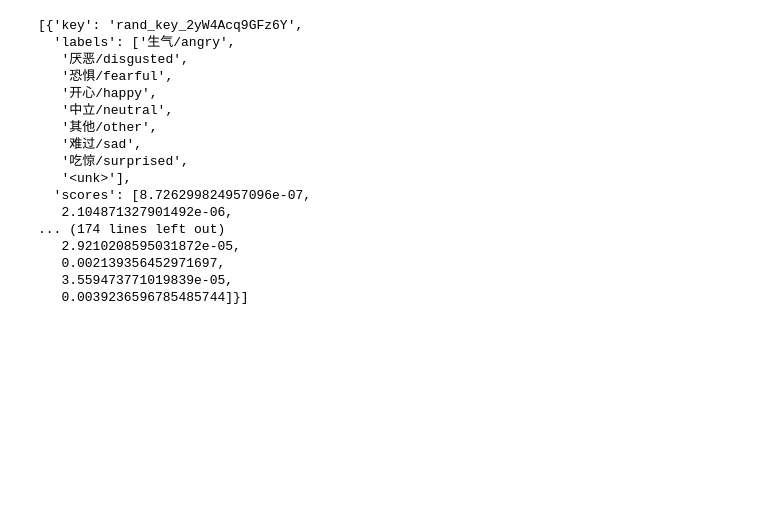
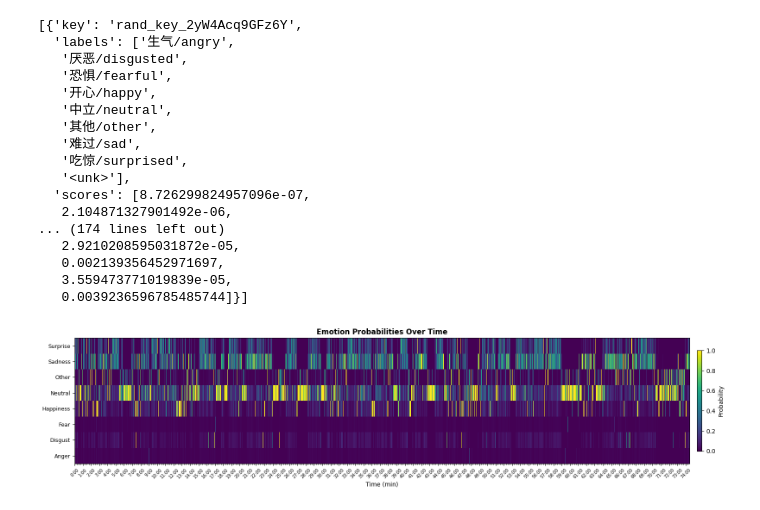
Before and after one commit to dvirbenor/audio-classification-playground, a Jupyter notebook: notebooks/emotion2vec.ipynb, the cells around one changed output. Saved outputs shown, nothing was run; the diff lists cells and outputs as text; code cells hidden in the pictures; blank space fills up the shorter version.

```diff
--- a/notebooks/emotion2vec.ipynb
+++ b/notebooks/emotion2vec.ipynb
@@ -154,3 +293,42 @@ res
    0.002139356452971697,
    3.559473771019839e-05,
    0.0039236596785485744]}]
+# %%
+import numpy as np
+import matplotlib.pyplot as plt
+import matplotlib.ticker as ticker
+import matplotlib.patches as mpatches
+
+time_sec = np.arange(len(emotion_probs)) * HOP_SEC
+time_min = time_sec / 60.0
+
+def format_min_tick(x, _):
+    """Display as M:SS"""
+    m, s = divmod(int(x * 60), 60)
+    return f"{m}:{s:02d}"
+# %%
+fig, ax = plt.subplots(figsize=(18, 4))
+im = ax.imshow(
+    emotion_probs.numpy().T,
+    aspect="auto",
+    interpolation="none",
+    origin="lower",
+    cmap="viridis",
+    extent=[time_min[0], time_min[-1], -0.5, len(emotion_list) - 0.5],
+)
+ax.set_yticks(range(len(emotion_list)))
+ax.set_yticklabels(emotion_list, fontsize=9)
+ax.set_xlabel("Time (min)", fontsize=10)
+ax.set_title("Emotion Probabilities Over Time", fontsize=12, fontweight="bold")
+
+ax.xaxis.set_major_locator(ticker.MultipleLocator(1))      # major every 1 min
+ax.xaxis.set_minor_locator(ticker.MultipleLocator(0.25))   # minor every 15 sec
+ax.xaxis.set_major_formatter(ticker.FuncFormatter(format_min_tick))
+ax.tick_params(axis="x", which="major", labelsize=7, rotation=45)
+ax.tick_params(axis="x", which="minor", length=2)
+
+fig.colorbar(im, ax=ax, label="Probability", shrink=0.8, pad=0.01)
+plt.tight_layout()
+plt.show()
+# %% [output]
+[figure, added]
```
Also changed, not shown: parts of 27 cells of this notebook, 3 other files.
